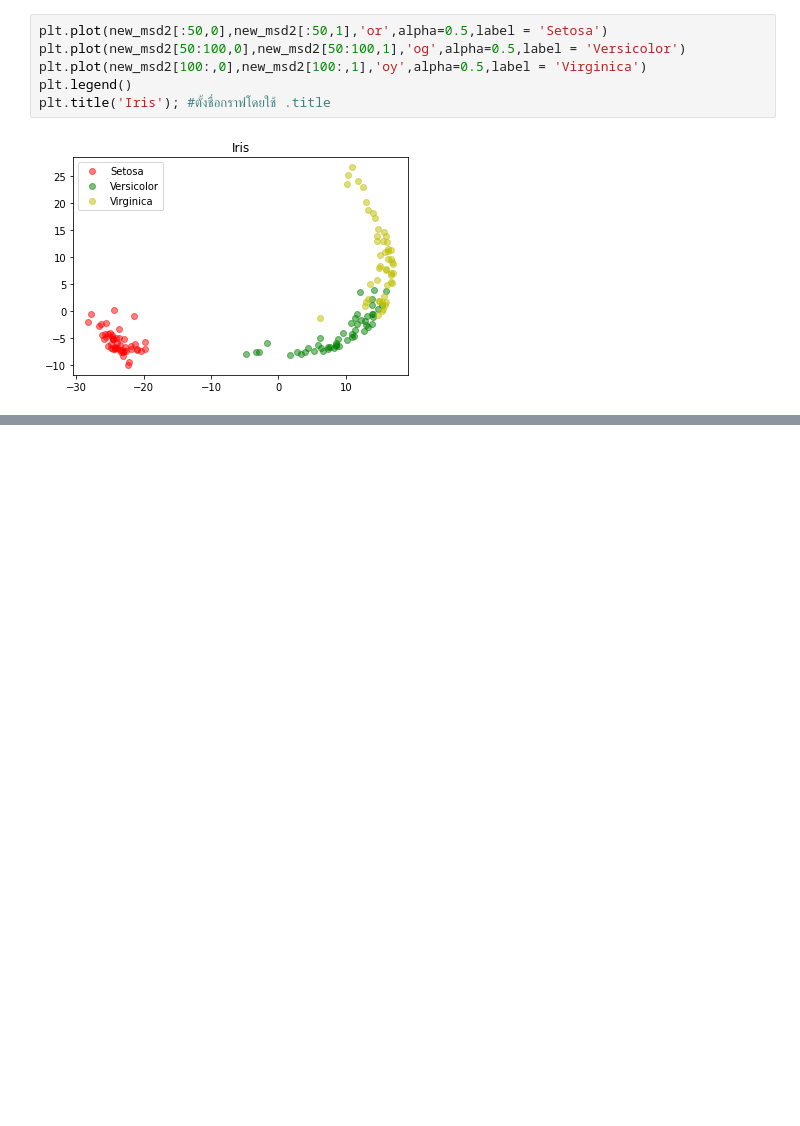
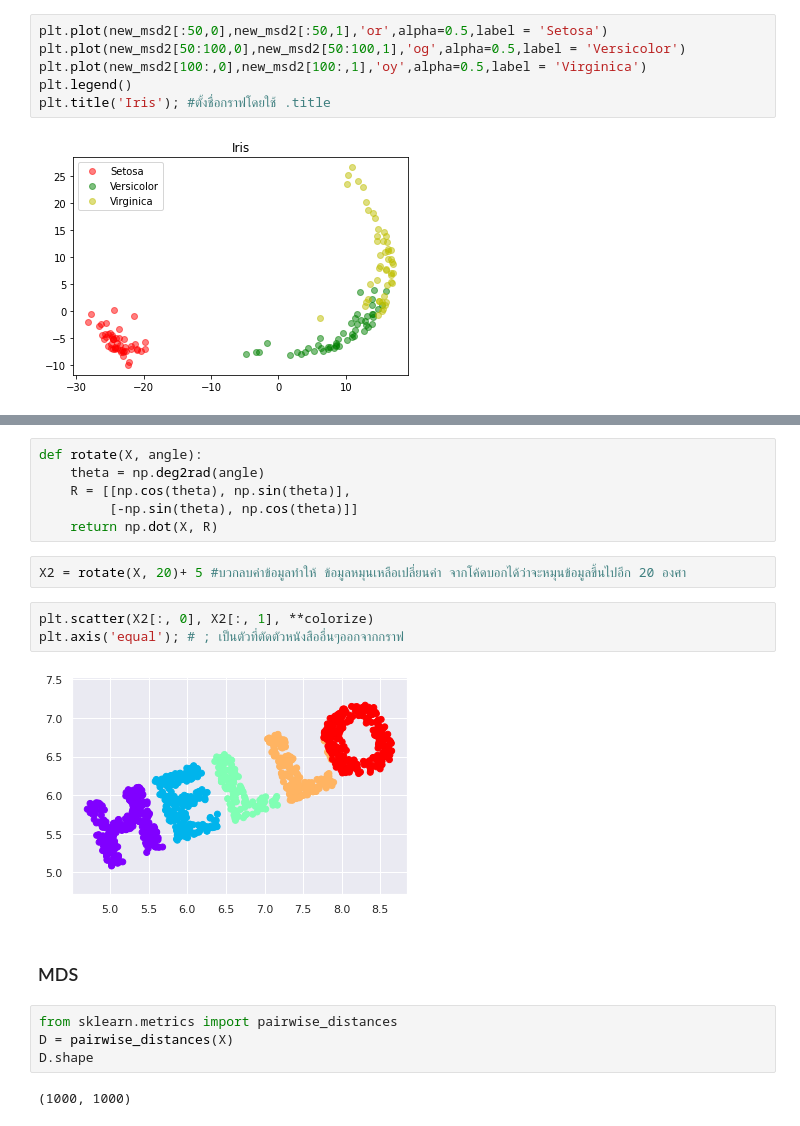
Before and after one commit to Kggzzz/Multivaririate, a Jupyter notebook: Chapter4_MDS.ipynb, the cells around one changed output, grey strips where cells are left out. Cells and saved outputs as stored; diff of their text form; blank space fills up the shorter version.

```diff
--- a/Chapter4_MDS.ipynb
+++ b/Chapter4_MDS.ipynb
@@ -162,0 +231,21 @@ plt.title('Iris'); #ตั้งชื่อกราฟโดยใช้ .titl
+# %%
+def rotate(X, angle):
+    theta = np.deg2rad(angle)
+    R = [[np.cos(theta), np.sin(theta)],
+         [-np.sin(theta), np.cos(theta)]]
+    return np.dot(X, R)
+# %%
+X2 = rotate(X, 20)+ 5 #บวกลบค่าข้อมูลทำให้ ข้อมูลหมุนเหลือเปลี่ยนค่า จากโค้ดบอกได้ว่าจะหมุนข้อมูลขึ้นไปอีก 20 องศา
+# %%
+plt.scatter(X2[:, 0], X2[:, 1], **colorize)
+plt.axis('equal'); # ; เป็นตัวที่ตัดตัวหนังสืออื่นๆออกจากกราฟ
+# %% [output]
+[figure, added]
+# %% [markdown]
+### MDS
+# %%
+from sklearn.metrics import pairwise_distances
+D = pairwise_distances(X)
+D.shape
+# %% [output]
+(1000, 1000)
```
Also changed, not shown: parts of 26 cells of this notebook.
